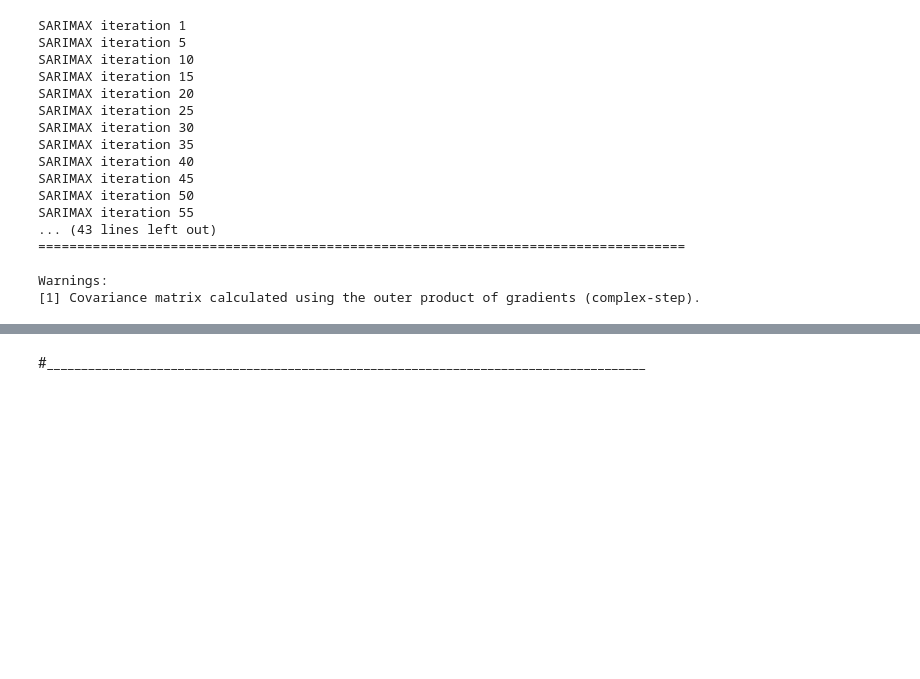
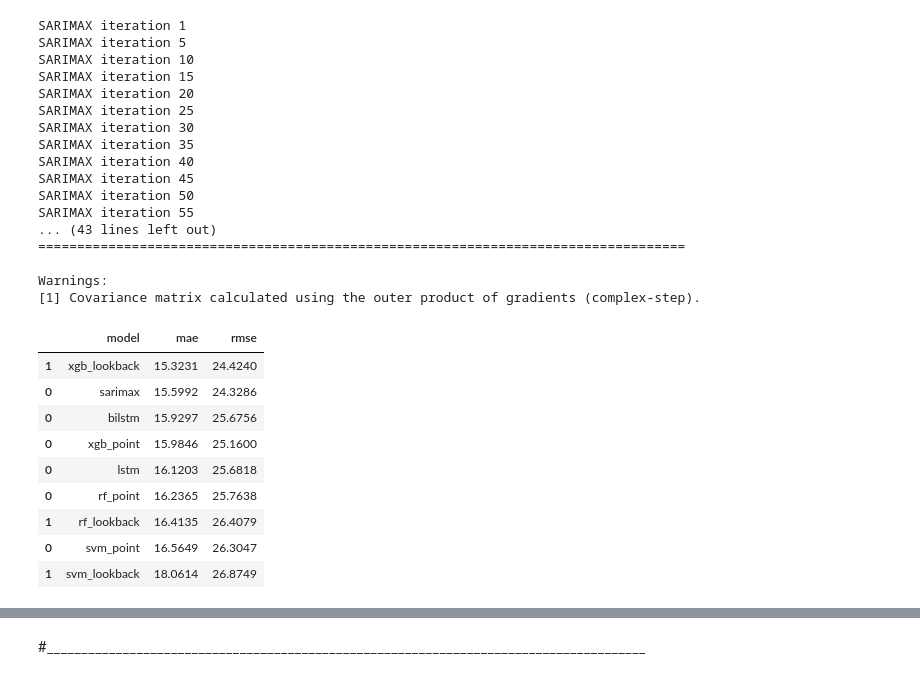
Before and after one commit to ds24m048/masters-thesis, a Jupyter notebook: price-forecast.ipynb, the cells around one changed output, grey strips where cells are left out. Cells and saved outputs as stored; diff of their text form; code cells hidden in the pictures; blank space fills up the shorter version.

```diff
--- a/price-forecast.ipynb
+++ b/price-forecast.ipynb
@@ -985,0 +941,15 @@ Epoch 1/50
+# %%
+# load bilstm model
+bilstm_model = joblib.load("bilstm_model.joblib")
+
+y_pred_bilstm_t = bilstm_model.predict(
+    [X_test_seq_lookback, X_test_exog_lookback], verbose=0
+).reshape(-1)
+y_pred_bilstm = asinh_inverse(y_pred_bilstm_t, c)
+
+bilstm_scores = pd.DataFrame([
+    {"model": "bilstm", "mae": mae_score(y_test, y_pred_bilstm),
+     "rmse": rmse_score(y_test, y_pred_bilstm)}
+])
+scores = pd.concat([scores, bilstm_scores]).sort_values("mae")
+display(scores)
@@ -1126,3 +1106,23 @@ print(f"SARIMAX  MAE={mae_score(y_test, sarimax):.4f}  RMSE={rmse_score(y_test,
 # %%
 preds_df = pd.DataFrame({"sarimax_pred": sarimax})
 preds_df.to_parquet("sarimax_predictions_2.parquet")
+# %%
+y_pred_sarimax = pd.read_parquet("sarimax_predictions2.parquet")
+# %%
+sarimax_scores = pd.DataFrame([
+    {"model": "sarimax", "mae": mae_score(y_test, y_pred_sarimax["sarimax_pred"]),
+     "rmse": rmse_score(y_test, y_pred_sarimax["sarimax_pred"])}
+])
+scores = pd.concat([scores, sarimax_scores]).sort_values("mae")
+display(scores)
+# %% [output]
+|  | model | mae | rmse |
+| 1 | xgb_lookback | 15.3231 | 24.4240 |
+| 0 | sarimax | 15.5992 | 24.3286 |
+| 0 | bilstm | 15.9297 | 25.6756 |
+| 0 | xgb_point | 15.9846 | 25.1600 |
+| 0 | lstm | 16.1203 | 25.6818 |
+| 0 | rf_point | 16.2365 | 25.7638 |
+| 1 | rf_lookback | 16.4135 | 26.4079 |
+| 0 | svm_point | 16.5649 | 26.3047 |
+| 1 | svm_lookback | 18.0614 | 26.8749 |
```
Also changed, not shown: parts of 18 cells of this notebook.
